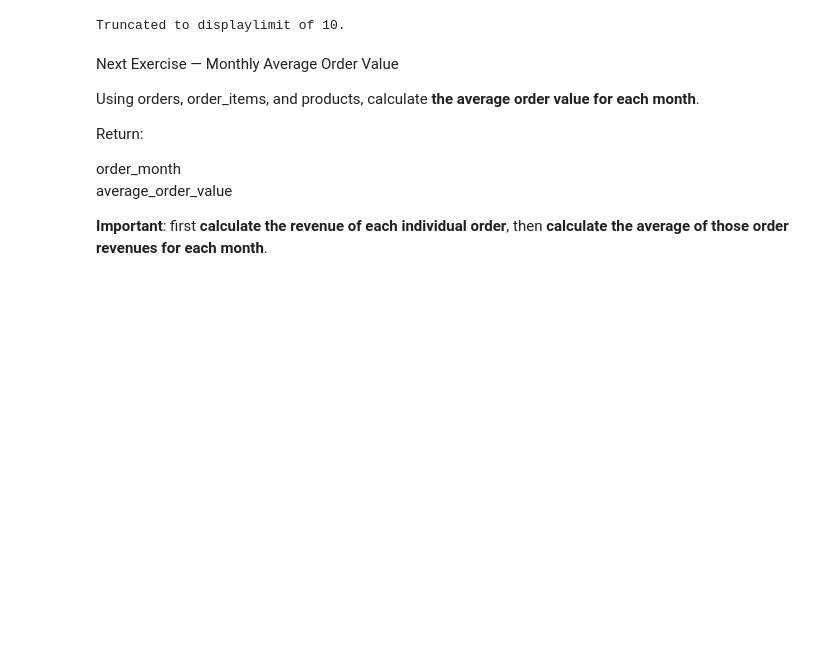
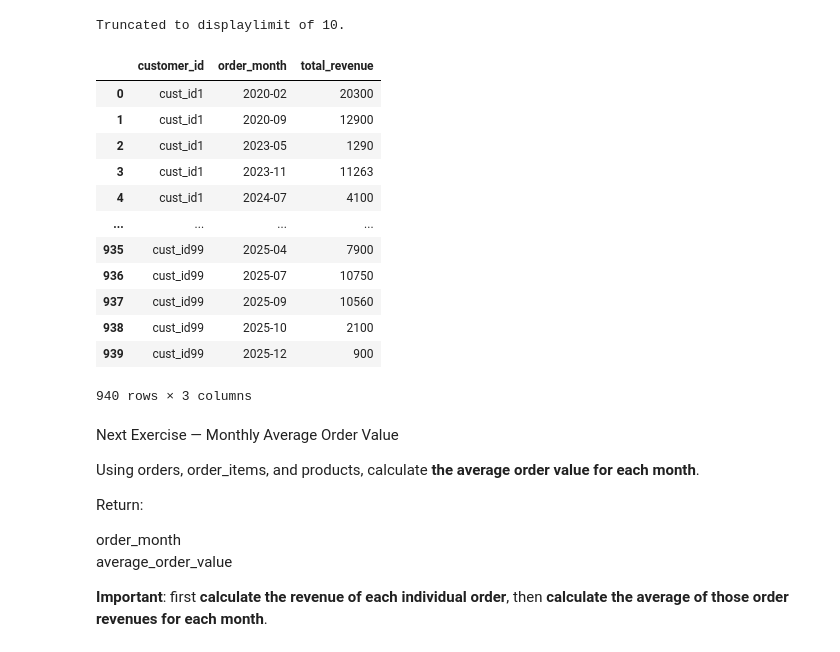
Before and after one commit to umesh-creates/sql_pandas_exercise_and_notes, a Jupyter notebook: retail_analysis exercise/date _and_time.ipynb, the cells around one changed output. Cells and saved outputs as stored; diff of their text form; code cells hidden in the pictures; blank space fills up the shorter version.

```diff
--- a/retail_analysis exercise/date _and_time.ipynb
+++ b/retail_analysis exercise/date _and_time.ipynb
@@ -2000,6 +2002,35 @@ Running query in 'postgresql://postgres.zdtizyvifuiegbbfpsee:***@aws-0-ap-southe
 | cust_id1 | 2025-12-01 00:00:00 | 7900.00 |
 | cust_id10 | 2020-06-01 00:00:00 | 19800.00 |
 Truncated to displaylimit of 10.
+# %%
+merged = (
+    orders
+    .merge(order_items, on='order_id')
+    .merge(products, on='product_id')
+)
+result = (
+    merged
+    .assign(total_revenue = merged['selling_price'] * merged['quantity'])
+    .groupby(['customer_id', merged['order_date'].dt.to_period('M')])['total_revenue']
+    .sum()
+    .reset_index(name='total_revenue')
+    .rename(columns={'order_date' : 'order_month'})
+)
+result
+# %% [output]
+|  | customer_id | order_month | total_revenue |
+| 0 | cust_id1 | 2020-02 | 20300 |
+| 1 | cust_id1 | 2020-09 | 12900 |
+| 2 | cust_id1 | 2023-05 | 1290 |
+| 3 | cust_id1 | 2023-11 | 11263 |
+| 4 | cust_id1 | 2024-07 | 4100 |
+| ... | ... | ... | ... |
+| 935 | cust_id99 | 2025-04 | 7900 |
+| 936 | cust_id99 | 2025-07 | 10750 |
+| 937 | cust_id99 | 2025-09 | 10560 |
+| 938 | cust_id99 | 2025-10 | 2100 |
+| 939 | cust_id99 | 2025-12 | 900 |
+940 rows × 3 columns
 # %% [markdown]
 Next Exercise — Monthly Average Order Value
 
```
Also changed, not shown: parts of 8 cells of this notebook.
